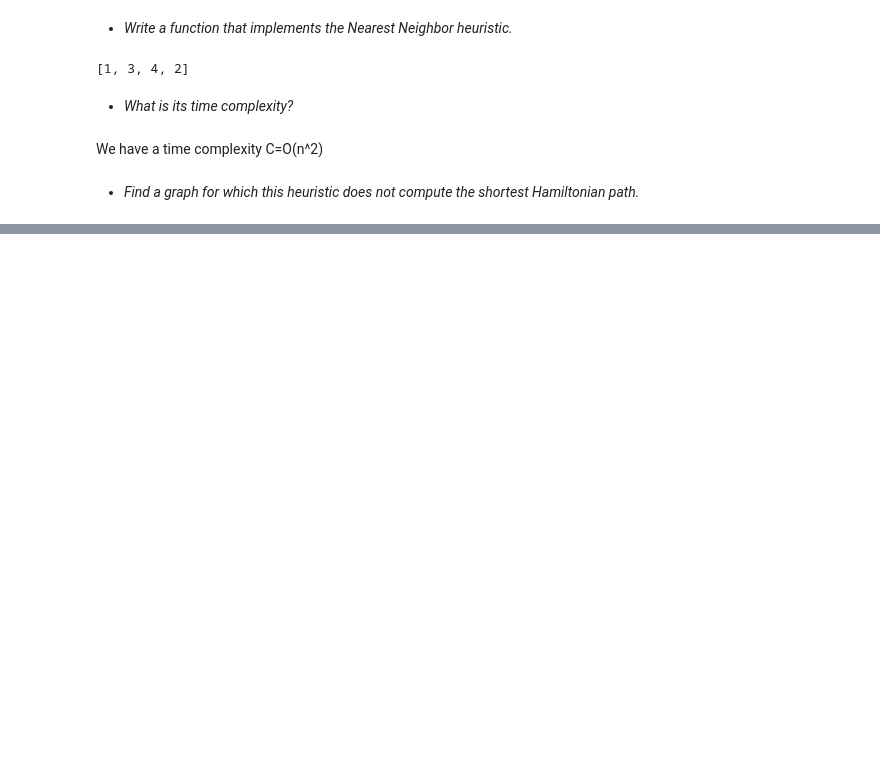
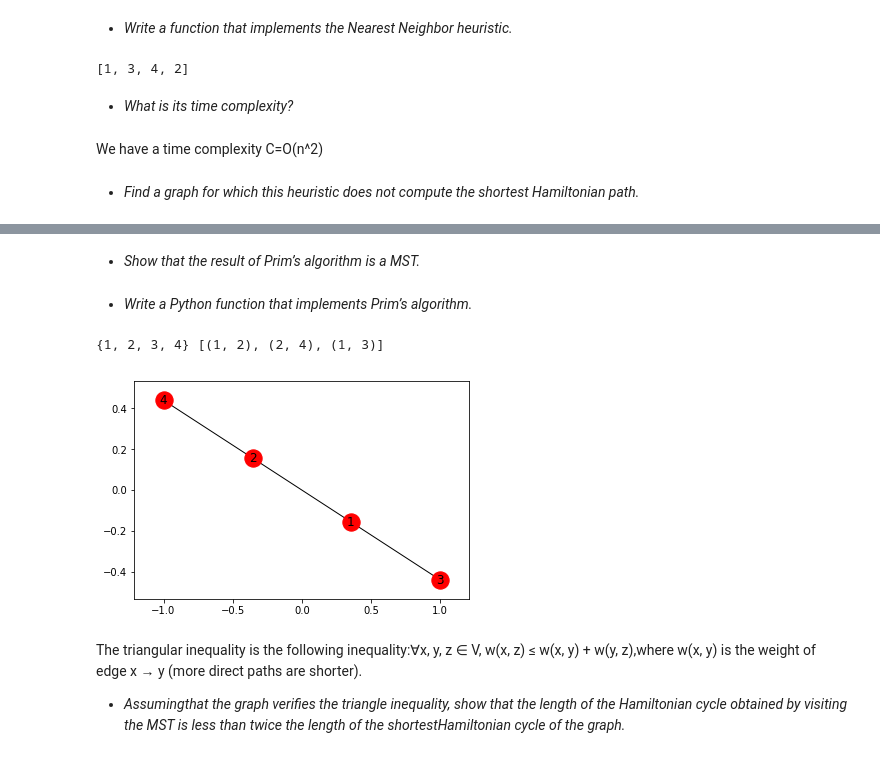
Before and after one commit to RuzickaJiri/Computer_Sciences, a Jupyter notebook: Traveling_Salesman.ipynb, the cells around one changed output, grey strips where cells are left out. Cells and saved outputs as stored; diff of their text form; code cells hidden in the pictures; blank space fills up the shorter version.

Commit message:
Exercice 2.3 en cours Minimum tree Signed-off-by: Titouan <tpoquillon@gmail.com>

```diff
--- a/Traveling_Salesman.ipynb
+++ b/Traveling_Salesman.ipynb
@@ -148,3 +147,0 @@ exact sol :  ([1, 3, 2, 4], 5) , sol with NNH: [1, 2, 4, 3]
-# %%
-for edg in trapG.edges():
-    print (trapG[edg[0]][edg[1]]["weight"])
@@ -161,0 +192,39 @@ for edg in trapG.edges():
+# %% [markdown]
+- *Show that the result of Prim’s algorithm is a MST.*
+# %% [markdown]
+- *Write a Python function that implements Prim’s algorithm.*
+# %%
+import numpy as np
+def Prims(Graph):
+    V=set(Graph.nodes)
+    edges=list(trapG.edges())
+    sort=np.argsort([trapG[edg[0]][edg[1]]["weight"]for edg in edges])
+    E=[edges[s] for s in sort]
+    F=[]
+    W={list(Graph.nodes())[0]}
+    while len(W)<len(V):#C= O(n³ln(n))
+        for edge in E:#C=O(len(edge)*ln(len(n))) = O(n²ln(n))
+            if (edge[0] not in W and edge[1] in W): #C=O(ln(len(W))) =O(ln(n))
+                F.append(edge) #C=O(1)
+                W.add(edge[0]) #C=O(1)
+                break
+            elif (edge[1]not in W and edge[0] in W):#C=O(ln(len(W)) =O(ln(n))
+                F.append(edge)#C=O(1)
+                W.add(edge[1])#C=O(1)
+                break
+    return (W,F)
+# %%
+W,F=Prims(trapG)
+# %% [output]
+{1, 2, 3, 4} [(1, 2), (2, 4), (1, 3)]
+# %%
+tree= nx.Graph()
+tree.add_nodes_from(W)
+tree.add_edges_from(F)
+nx.draw_networkx(tree)
+# %% [output]
+[figure, added]
+# %% [markdown]
+ The triangular inequality is the following inequality:∀x, y, z ∈ V, w(x, z) ≤ w(x, y) + w(y, z),where w(x, y) is the weight of edge x → y (more direct paths are shorter).
+
+- *Assumingthat the graph verifies the triangle inequality, show that the length of the Hamiltonian cycle obtained by visiting the MST is less than twice the length of the shortestHamiltonian cycle of the graph.*
```
Also changed, not shown: parts of 13 cells of this notebook.
